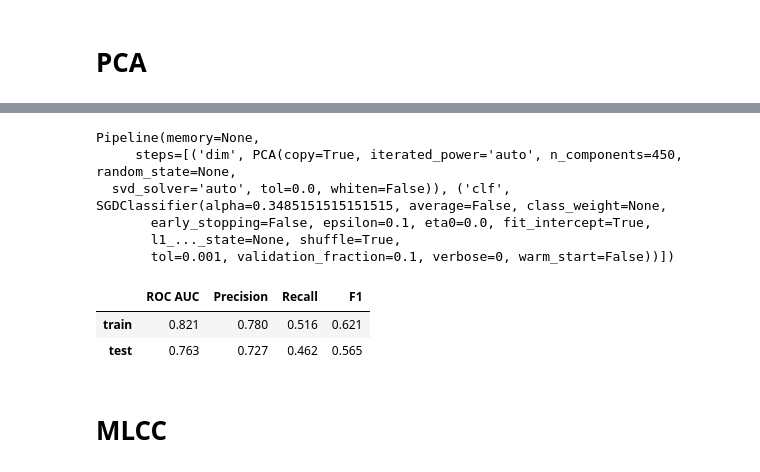
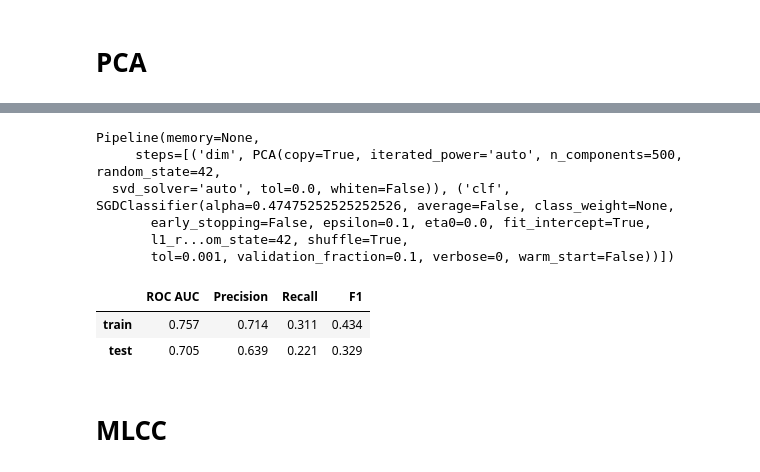
Before and after one commit to sjwilczynski/geneExpr, a Jupyter notebook: DimensionalityReduction.ipynb, the cells around one changed output, grey strips where cells are left out. Cells and saved outputs as stored; diff of their text form; code cells hidden in the pictures.

```diff
--- a/DimensionalityReduction.ipynb
+++ b/DimensionalityReduction.ipynb
@@ -77,17 +72,18 @@ Pipeline(memory=None,
 # %%
-models_en_pca = fit_dim_reduction_pipeline(PCA(), SGDClassifier(loss='log', penalty='elasticnet', max_iter=5000, tol=1e-3), dim_params, elastic_params, X_std_train, y_train,
-                                              n_iter=n_iter, cv=cv, n_jobs=n_jobs, scoring=scoring)
+models_en_pca = fit_dim_reduction_pipeline(PCA(random_state=random_state),
+                                           SGDClassifier(loss='log', penalty='elasticnet', max_iter=5000, tol=1e-3, random_state=random_state),
+                                           dim_params, elastic_params, X_std_train, y_train, n_iter=n_iter, cv=cv, n_jobs=n_jobs, scoring=scoring)
 models_en_pca = clf_print_scores(models_en_pca, X_std_train, y_train, X_std_test, y_test)
 # %% [output]
 Pipeline(memory=None,
-     steps=[('dim', PCA(copy=True, iterated_power='auto', n_components=450, random_state=None,
-  svd_solver='auto', tol=0.0, whiten=False)), ('clf', SGDClassifier(alpha=0.3485151515151515, average=False, class_weight=None,
+     steps=[('dim', PCA(copy=True, iterated_power='auto', n_components=500, random_state=42,
+  svd_solver='auto', tol=0.0, whiten=False)), ('clf', SGDClassifier(alpha=0.47475252525252526, average=False, class_weight=None,
        early_stopping=False, epsilon=0.1, eta0=0.0, fit_intercept=True,
-       l1_..._state=None, shuffle=True,
+       l1_r...om_state=42, shuffle=True,
        tol=0.001, validation_fraction=0.1, verbose=0, warm_start=False))])
 |  | ROC AUC | Precision | Recall | F1 |
-| train | 0.821 | 0.780 | 0.516 | 0.621 |
-| test | 0.763 | 0.727 | 0.462 | 0.565 |
+| train | 0.757 | 0.714 | 0.311 | 0.434 |
+| test | 0.705 | 0.639 | 0.221 | 0.329 |
 # %% [markdown]
 # MLCC
 # %%
```
Also changed, not shown: parts of 11 cells of this notebook, 6 other files.
